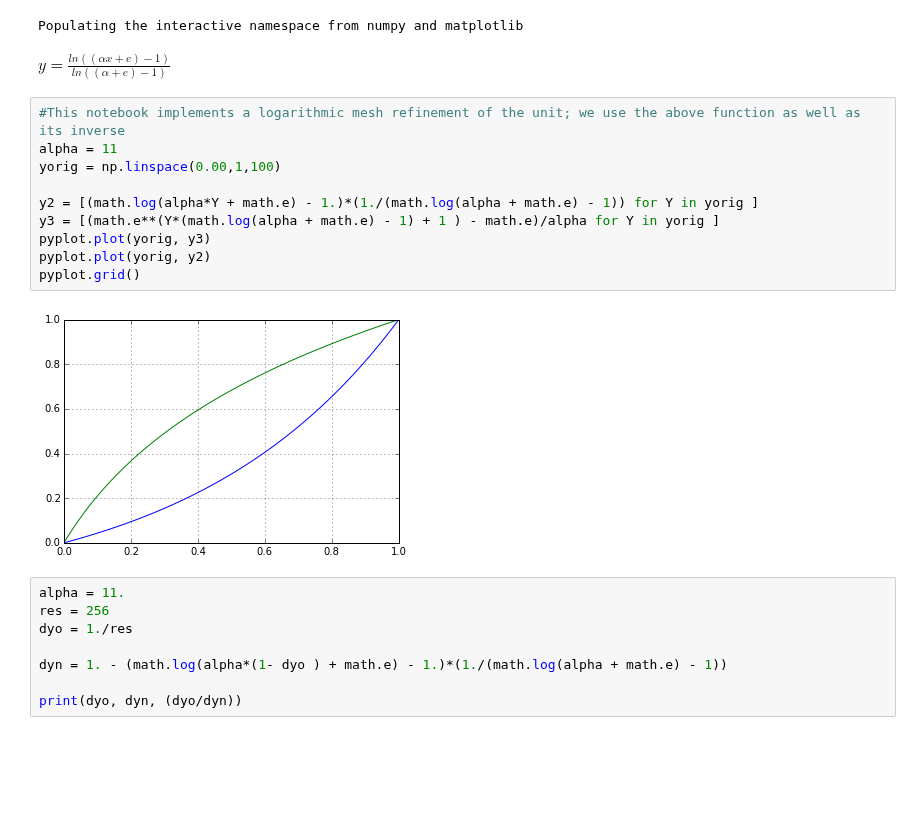
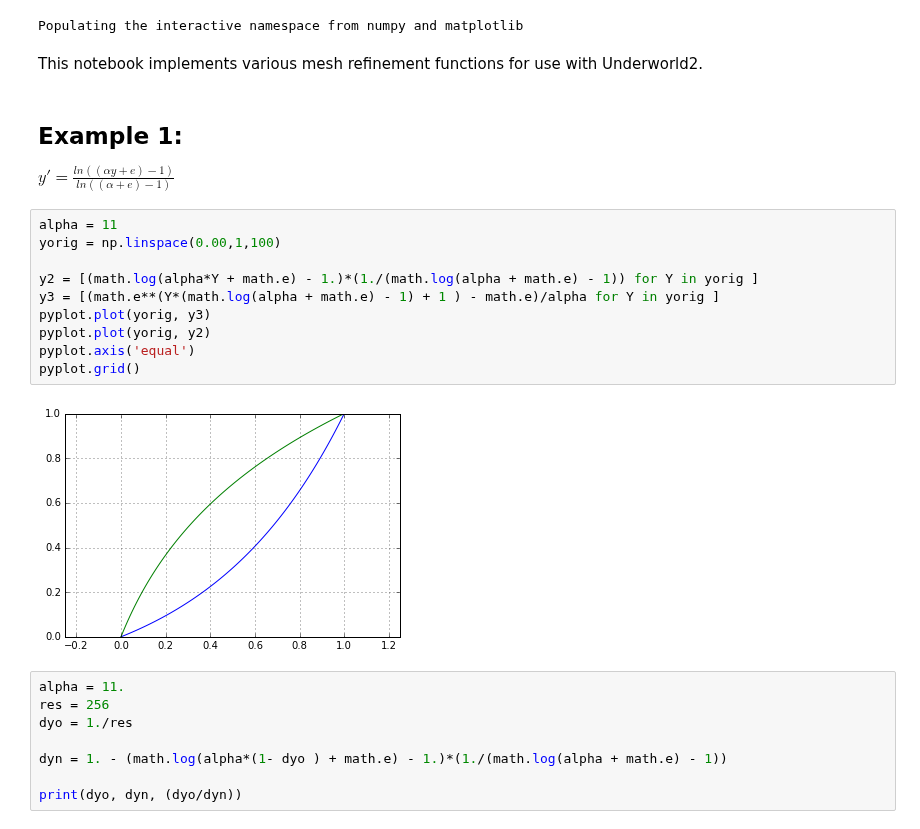
Before and after one commit to dansand/uw-bits, a Jupyter notebook: mesh_refine/exp_refine.ipynb, the cells around one changed output. Saved outputs shown, nothing was run; the diff lists cells and outputs as text; blank space fills up the shorter version.

Commit message:
playing around with mesh refinement functions

```diff
--- a/mesh_refine/exp_refine.ipynb
+++ b/mesh_refine/exp_refine.ipynb
@@ -5,20 +5,24 @@ import matplotlib.pylab as pyplt
 %pylab inline
 # %% [output]
 Populating the interactive namespace from numpy and matplotlib
+# %% [markdown]
+This notebook implements various mesh refinement functions for use with Underworld2.
 # %% [markdown]
-$y = \frac{ln((\alpha x + e) -1)}{ln((\alpha + e) - 1)}$
+## Example 1:
+
+$y' = \frac{ln((\alpha y + e) -1)}{ln((\alpha + e) - 1)}$
 # %%
-#This notebook implements a logarithmic mesh refinement of the unit; we use the above function as well as its inverse
 alpha = 11
 yorig = np.linspace(0.00,1,100)
 
 y2 = [(math.log(alpha*Y + math.e) - 1.)*(1./(math.log(alpha + math.e) - 1)) for Y in yorig ]
 y3 = [(math.e**(Y*(math.log(alpha + math.e) - 1) + 1 ) - math.e)/alpha for Y in yorig ]
 pyplot.plot(yorig, y3)
 pyplot.plot(yorig, y2)
+pyplot.axis('equal')
 pyplot.grid()
 # %% [output]
-[figure, old version]
+[figure, new version]
 # %%
 alpha = 11.
 res = 256
```
Also changed, not shown: parts of 26 cells of this notebook.
